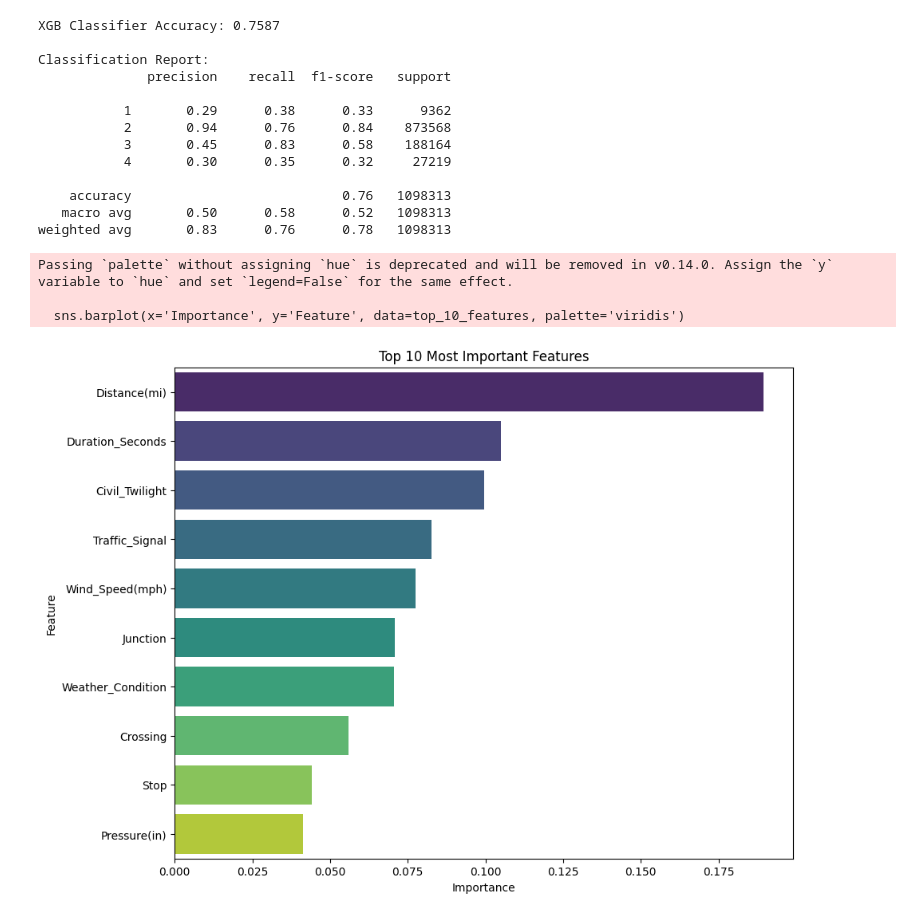
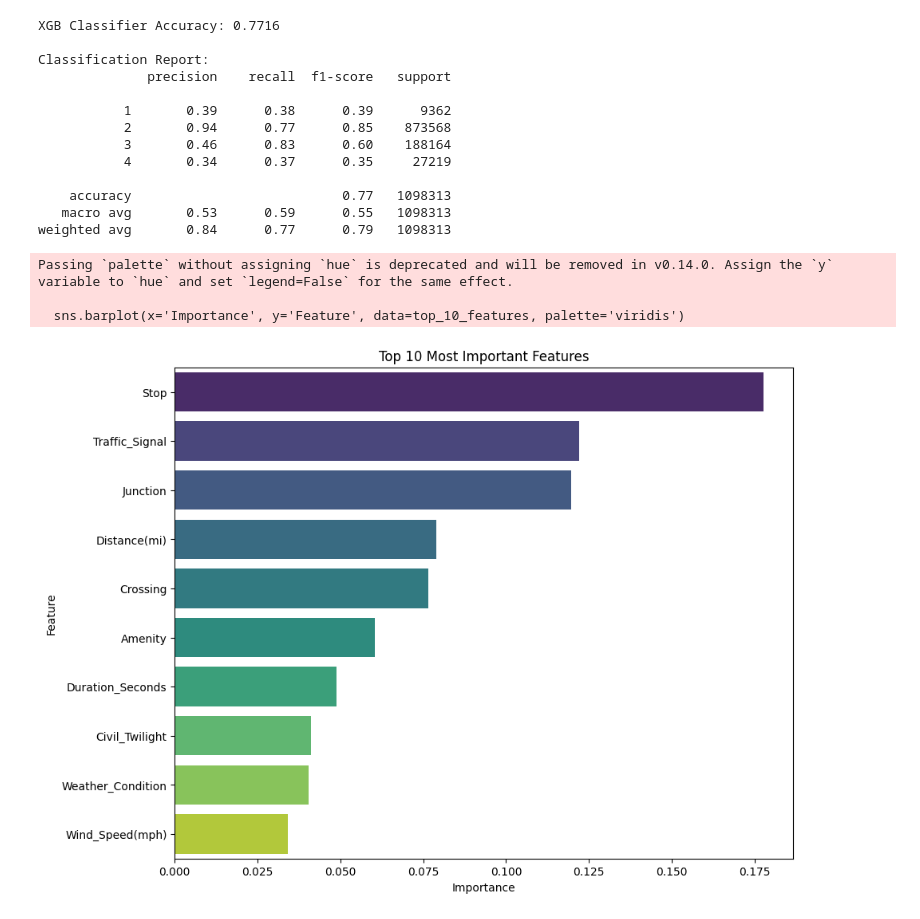
Before and after one commit to JulienLcq/DataMining, a Jupyter notebook: Classification/XGB(C).ipynb, the cells around one changed output. Drawn from its saved outputs; the diff is of its cells as text; code cells hidden in the pictures.

Commit message:
Updated Classifiers

```diff
--- a/Classification/XGB(C).ipynb
+++ b/Classification/XGB(C).ipynb
@@ -26,13 +26,13 @@ split_index = [-1] * len(train_data) + [0] * len(val_data)
 predefined_split = PredefinedSplit(test_fold=split_index)
 
 xgb_params = {
-    'n_estimators': [100, 200, 500],
-    'learning_rate': [0.01, 0.05, 0.1, 0.2],
-    'max_depth': [3, 5, 7, 10],
+    'n_estimators': [500, 1000],
+    'learning_rate': [0.1, 0.2],
+    'max_depth': [7, 10, 20],
     'min_child_weight': [1, 3, 5, 10],
     'subsample': [0.6, 0.8, 0.9, 1.0],
     'colsample_bytree': [0.6, 0.8, 0.9, 1.0],
-    'gamma': [0, 0.1, 0.5, 1],
+    'gamma': [0.1, 0.5, 1],
     'reg_alpha': [0, 0.01, 0.1, 1, 10],
     'reg_lambda': [0, 0.01, 0.1, 1, 10]
 }
@@ -41,7 +41,7 @@ model_xgb_cv = RandomizedSearchCV(
     XGBClassifier(random_state=42),
     param_distributions= xgb_params,
     cv= predefined_split,
-    n_iter= 20,
+    n_iter= 25,
     n_jobs= 1,
     verbose=2,
     error_score='raise',
@@ -141,17 +141,17 @@ Best parameters for XGB Classifier:  {'subsample': 0.6, 'reg_lambda': 1, 'reg_al
-XGB Classifier Accuracy: 0.7587
+XGB Classifier Accuracy: 0.7716
 
 Classification Report:
               precision    recall  f1-score   support
 
-           1       0.29      0.38      0.33      9362
-           2       0.94      0.76      0.84    873568
-           3       0.45      0.83      0.58    188164
-           4       0.30      0.35      0.32     27219
+           1       0.39      0.38      0.39      9362
+           2       0.94      0.77      0.85    873568
+           3       0.46      0.83      0.60    188164
+           4       0.34      0.37      0.35     27219
 
-    accuracy                           0.76   1098313
-   macro avg       0.50      0.58      0.52   1098313
-weighted avg       0.83      0.76      0.78   1098313
+    accuracy                           0.77   1098313
+   macro avg       0.53      0.59      0.55   1098313
+weighted avg       0.84      0.77      0.79   1098313
 Passing `palette` without assigning `hue` is deprecated and will be removed in v0.14.0. Assign the `y` variable to `hue` and set `legend=False` for the same effect.
 
   sns.barplot(x='Importance', y='Feature', data=top_10_features, palette='viridis')
-[figure, old version]
+[figure, new version]
```
Also changed, not shown: parts of 1 cell of this notebook, 2 other files.
